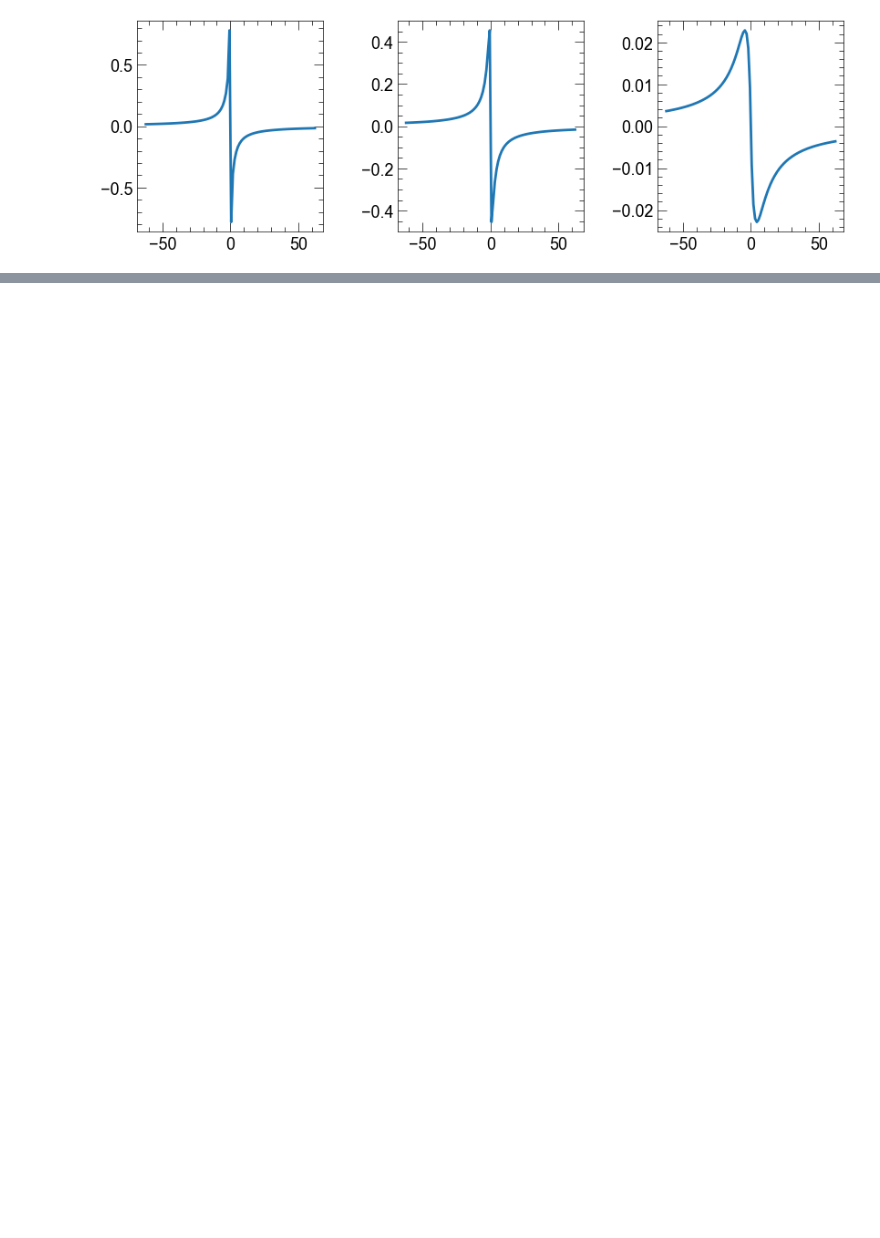
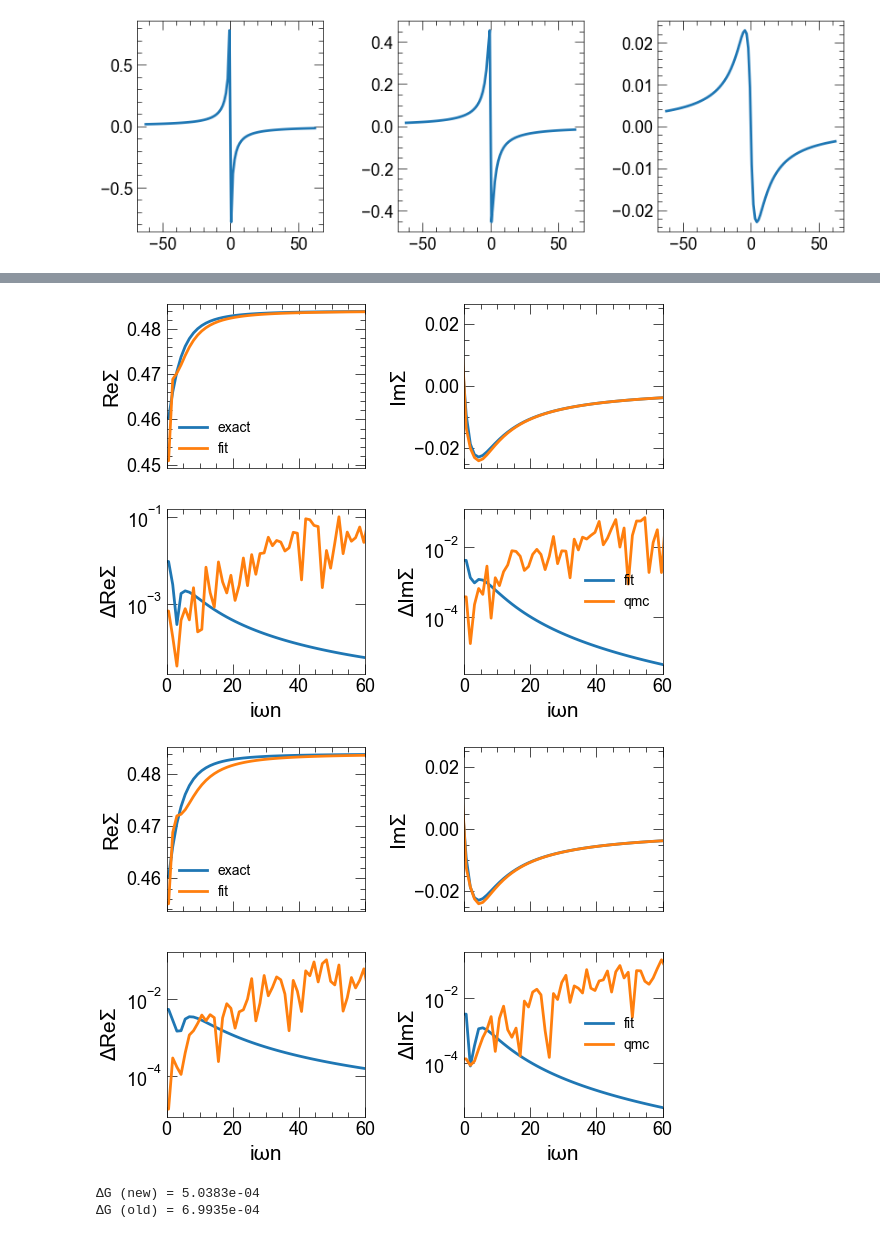
Before and after one commit to harrisonlabollita/fitdlr, a Jupyter notebook: dimer/Constraining DLR - No Inversion.ipynb, the cells around one changed output, grey strips where cells are left out. Drawn from its saved outputs; the diff is of its cells as text; code cells hidden in the pictures; blank space fills up the shorter version.

```diff
--- a/dimer/Constraining DLR - No Inversion.ipynb
+++ b/dimer/Constraining DLR - No Inversion.ipynb
@@ -326,0 +361,8 @@ plt.show()
+# %%
+tol = 1e-3
+G_tau_qmc= G_tau_ref.copy()
+for block, gf in G_tau_qmc: G_tau_qmc[block].data[:] += np.random.normal(scale=tol, size=G_tau_qmc[block].data.shape)
+d = dlr(lamb=30,eps=1e-4)
+%time sig_xaa = fit_dlr(d, iw_i, G_tau_qmc, G0_tau, sigma_moments)
+Sigma_iw_fit = Sigma_iw_ref.copy()
+for block, sig in Sigma_iw_fit: Sigma_iw_fit[block].data[:] = d.eval_dlr_freq(sig_xaa[block], iw_i, beta)+sigma_moments[block][0]
@@ -326,0 +386,27 @@ plt.show()
+# %%
+for block, sig in Sigma_iw_fit:
+    fig, ax = plt.subplots(2,2,sharex=True,)
+    ax[0,0].plot(iwn.imag, Sigma_iw_ref[block].data[:,0,0].real, label='exact')
+    ax[0,0].plot(iwn.imag, Sigma_iw_fit[block].data[:,0,0].real, label='fit')
+    #ax[0,0].plot(iwn.imag, Sigma_iw_qmc[block].data[:,0,0].real, 'o', label='qmc',ms=2)
+    ax[0,0].set_ylabel('ReΣ')
+    ax[1,0].semilogy(iwn.imag, np.abs(Sigma_iw_ref[block].data[:,0,0].real-Sigma_iw_fit[block].data[:,0,0].real))
+    ax[1,0].semilogy(iwn.imag, np.abs(Sigma_iw_ref[block].data[:,0,0].real-Sigma_iw_qmc[block].data[:,0,0].real))
+    ax[1,0].set_ylabel('ΔReΣ')
+    ax[1,0].set_xlabel('iωn')
+    ax[0,0].legend()
+    ax[0,1].plot(iwn.imag, Sigma_iw_ref[block].data[:,0,0].imag, label='exact')
+    ax[0,1].plot(iwn.imag, Sigma_iw_fit[block].data[:,0,0].imag, label='fit')
+    #ax[0,1].plot(iwn.imag, Sigma_iw_qmc[block].data[:,0,0].imag, 'o', label='qmc',ms=2)
+    ax[0,1].set_ylabel('ImΣ')
+    ax[1,1].semilogy(iwn.imag, np.abs(Sigma_iw_ref[block].data[:,0,0].imag-Sigma_iw_fit[block].data[:,0,0].imag), label='fit')
+    ax[1,1].semilogy(iwn.imag, np.abs(Sigma_iw_ref[block].data[:,0,0].imag-Sigma_iw_qmc[block].data[:,0,0].imag), label='qmc')
+    ax[1,1].set_ylabel('ΔImΣ')
+    ax[1,1].set_xlabel('iωn')
+    ax[1,1].legend()
+    ax[0,0].set_xlim(0,60)
+    plt.subplots_adjust(hspace=0.25, wspace=0.5)
+plt.show()
+# %% [output]
+[figure, added]
+[figure, added]
@@ -326,0 +416,6 @@ plt.show()
+# %%
+print(f"ΔG (new) = {np.max(np.abs(new_G_iw['up'].data-G_iw_ref['up'].data)):.4e}")
+print(f"ΔG (old) = {np.max(np.abs(old_G_iw['up'].data-G_iw_ref['up'].data)):.4e}")
+# %% [output]
+ΔG (new) = 5.0383e-04
+ΔG (old) = 6.9935e-04
```
Also changed, not shown: parts of 18 cells of this notebook.
